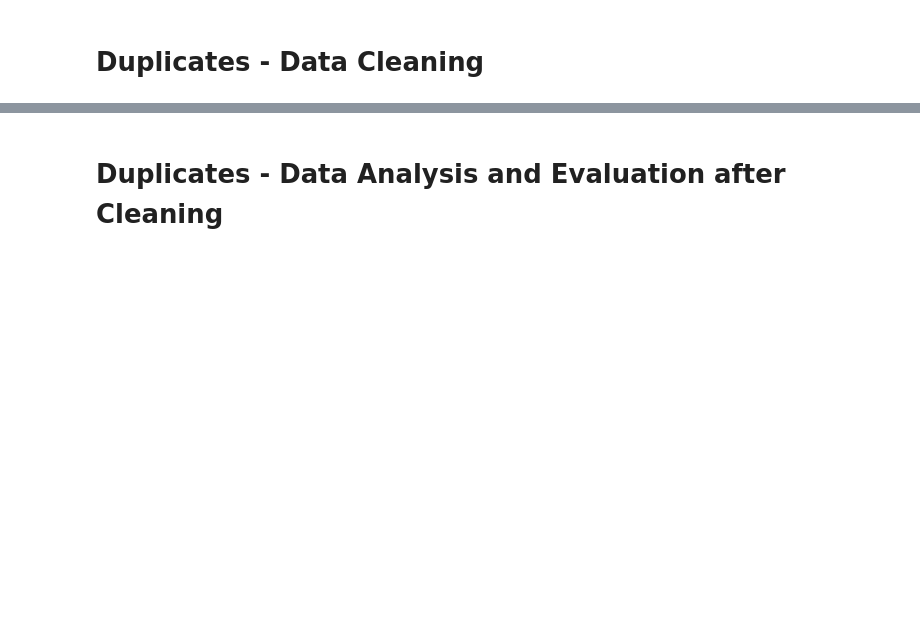
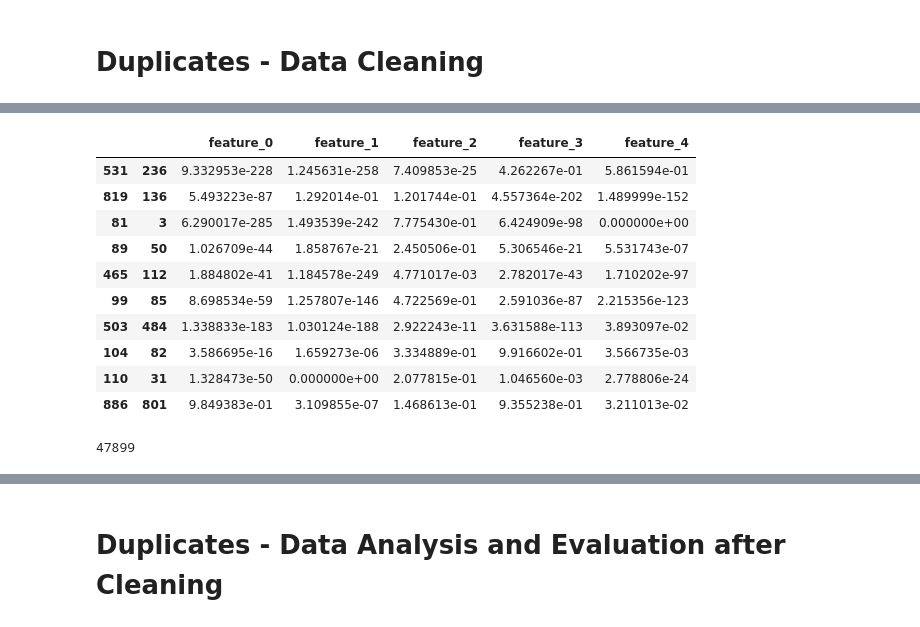
Before and after one commit to LucaGerin/Data_Quality_Project_polimi, a Jupyter notebook: DQProject_Gerin_Galimberti.ipynb, the cells around one changed output, grey strips where cells are left out. Cells and saved outputs as stored; diff of their text form; code cells hidden in the pictures; blank space fills up the shorter version.

```diff
--- a/DQProject_Gerin_Galimberti.ipynb
+++ b/DQProject_Gerin_Galimberti.ipynb
@@ -842,0 +846,4 @@ Training for MLP...
+# %%
+example = final_datasets_noise_one[0]
+df_example = pd.DataFrame(example)
+df_example.head(5)
@@ -842,0 +907,31 @@ Training for MLP...
+# %%
+compare_c = recordlinkage.Compare()
+
+compare_c.numeric('feature_0','feature_0', method='gauss', offset=0.1, scale=0.1, label='feature_0')
+compare_c.numeric('feature_1','feature_1', method='gauss', offset=0.1, scale=0.1, label='feature_1')
+compare_c.numeric('feature_2','feature_2', method='gauss', offset=0.1, scale=0.1, label='feature_2')
+compare_c.numeric('feature_3','feature_3', method='gauss', offset=0.1, scale=0.1, label='feature_3')
+compare_c.numeric('feature_4','feature_4', method='gauss', offset=0.1, scale=0.1, label='feature_4')
+
+#use a different method IF I USE STRING METHODS I BEFORE NEED TO TRANSFORM IN STRING THE NUMERIC VALUES
+#compare_c.string('feature_0','feature_0', method='jarowinkler', threshold=0.5, label='feature_0_jarowinkler')
+
+features = compare_c.compute(candidate_links, df_example)
+features.head(10)
+# %% [output]
+|  |  | feature_0 | feature_1 | feature_2 | feature_3 | feature_4 |
+| 531 | 236 | 9.332953e-228 | 1.245631e-258 | 7.409853e-25 | 4.262267e-01 | 5.861594e-01 |
+| 819 | 136 | 5.493223e-87 | 1.292014e-01 | 1.201744e-01 | 4.557364e-202 | 1.489999e-152 |
+| 81 | 3 | 6.290017e-285 | 1.493539e-242 | 7.775430e-01 | 6.424909e-98 | 0.000000e+00 |
+| 89 | 50 | 1.026709e-44 | 1.858767e-21 | 2.450506e-01 | 5.306546e-21 | 5.531743e-07 |
+| 465 | 112 | 1.884802e-41 | 1.184578e-249 | 4.771017e-03 | 2.782017e-43 | 1.710202e-97 |
+| 99 | 85 | 8.698534e-59 | 1.257807e-146 | 4.722569e-01 | 2.591036e-87 | 2.215356e-123 |
+| 503 | 484 | 1.338833e-183 | 1.030124e-188 | 2.922243e-11 | 3.631588e-113 | 3.893097e-02 |
+| 104 | 82 | 3.586695e-16 | 1.659273e-06 | 3.334889e-01 | 9.916602e-01 | 3.566735e-03 |
+| 110 | 31 | 1.328473e-50 | 0.000000e+00 | 2.077815e-01 | 1.046560e-03 | 2.778806e-24 |
+| 886 | 801 | 9.849383e-01 | 3.109855e-07 | 1.468613e-01 | 9.355238e-01 | 3.211013e-02 |
+# %%
+#print the length of the features
+print(len(features))
+# %% [output]
+47899
```
Also changed, not shown: parts of 35 cells of this notebook.
